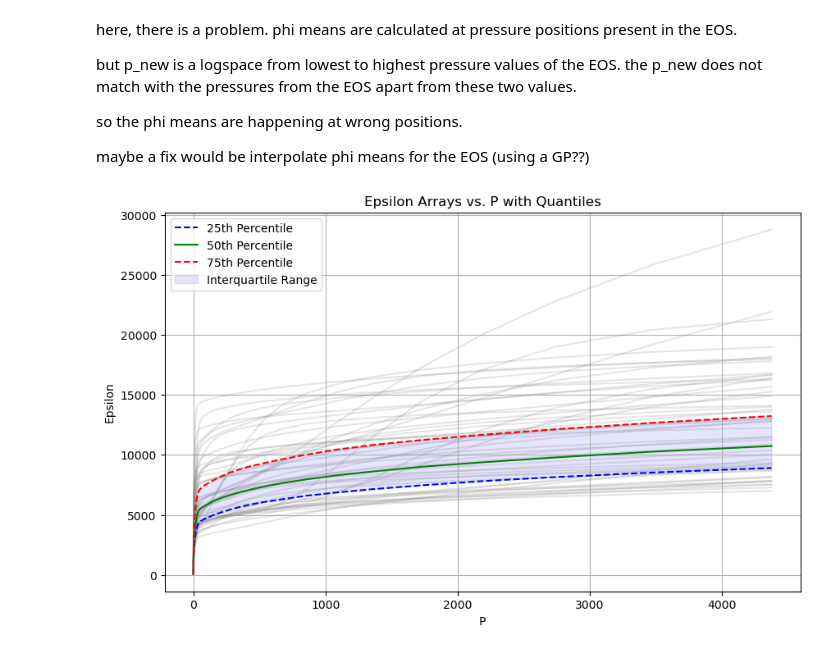
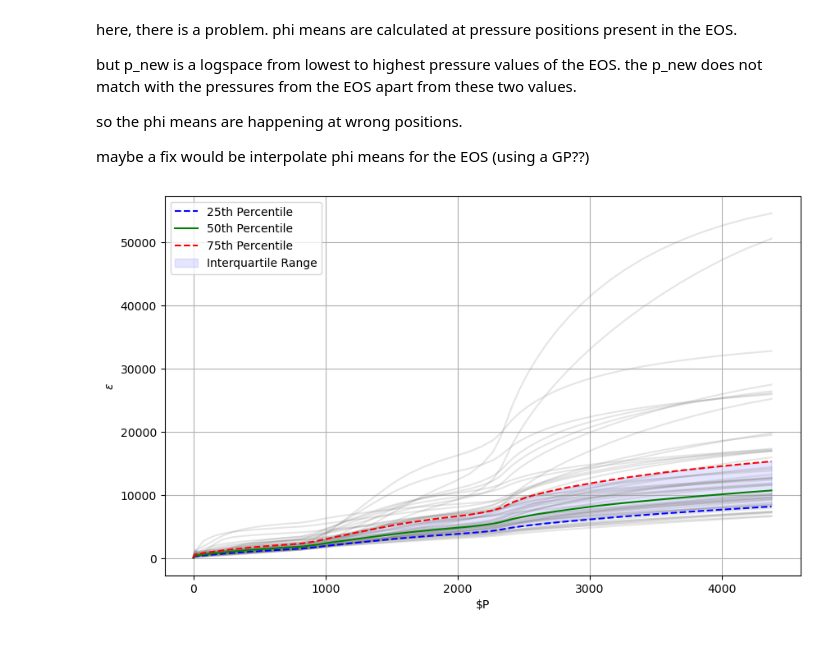
Before and after one commit to codinginrevolt/master_thesis, a Jupyter notebook: new.ipynb, the cells around one changed output. Saved outputs shown, nothing was run; the diff lists cells and outputs as text; code cells hidden in the pictures.

```diff
--- a/new.ipynb
+++ b/new.ipynb
@@ -314,24 +321,29 @@ epsilons = np.array([epsi_from_phi(np.zeros(len(logp_new)), covLogP) for _ in ra
+# %%
+cov_LogPmean = KSE(np.log(p_mean))
+
+epsilons = epsi_from_phi(phi_mean, cov_LogPmean)
+
+epsilons = np.array([epsi_from_phi(phi_mean, cov_LogPmean) for _ in range(5000)])
 # %%
 # quantiles
 q25 = np.percentile(epsilons, 25, axis=0)
 q50 = np.percentile(epsilons, 50, axis=0)
 q75 = np.percentile(epsilons, 75, axis=0)
 
 plt.figure(figsize=(10, 6))
 for epsilon in epsilons[:50]:
-    plt.plot(p_new, epsilon, color='gray', alpha=0.2)
+    plt.plot(p_mean, epsilon, color='gray', alpha=0.2)
 
-plt.plot(p_new, q25, label="25th Percentile", color='blue', linestyle='--')
-plt.plot(p_new, q50, label="50th Percentile", color='green', linestyle='-')
-plt.plot(p_new, q75, label="75th Percentile", color='red', linestyle='--')
+plt.plot(p_mean, q25, label="25th Percentile", color='blue', linestyle='--')
+plt.plot(p_mean, q50, label="50th Percentile", color='green', linestyle='-')
+plt.plot(p_mean, q75, label="75th Percentile", color='red', linestyle='--')
 
-plt.fill_between(p_new, q25, q75, color='blue', alpha=0.1, label="Interquartile Range")
-plt.title("Epsilon Arrays vs. P with Quantiles")
-plt.xlabel("P")
-plt.ylabel("Epsilon")
+plt.fill_between(p_mean, q25, q75, color='blue', alpha=0.1, label="Interquartile Range")
+plt.xlabel(r"$P")
+plt.ylabel(r'$\epsilon$')
 plt.legend()
 plt.grid(True)
 
 plt.show()
 # %% [output]
-[figure, old version]
+[figure, new version]
```
Also changed, not shown: parts of 9 cells of this notebook, 3 other files.
